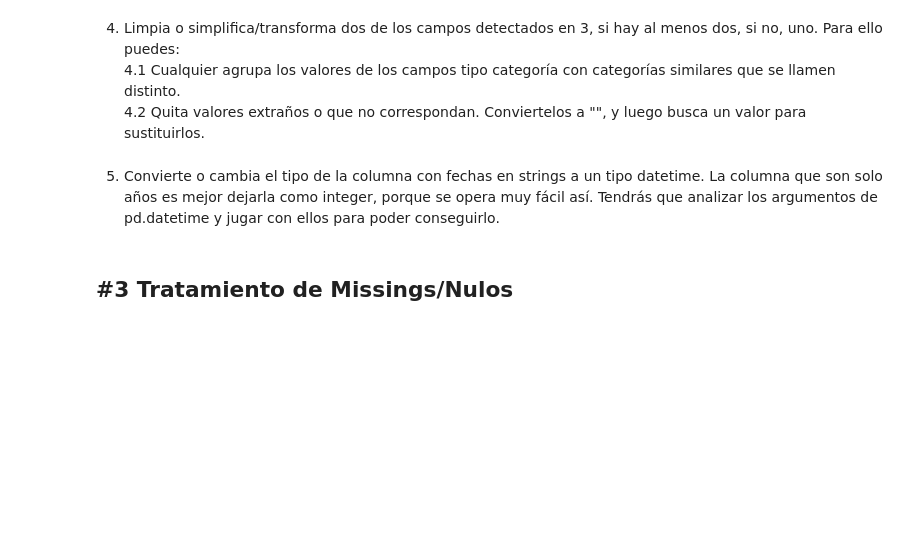
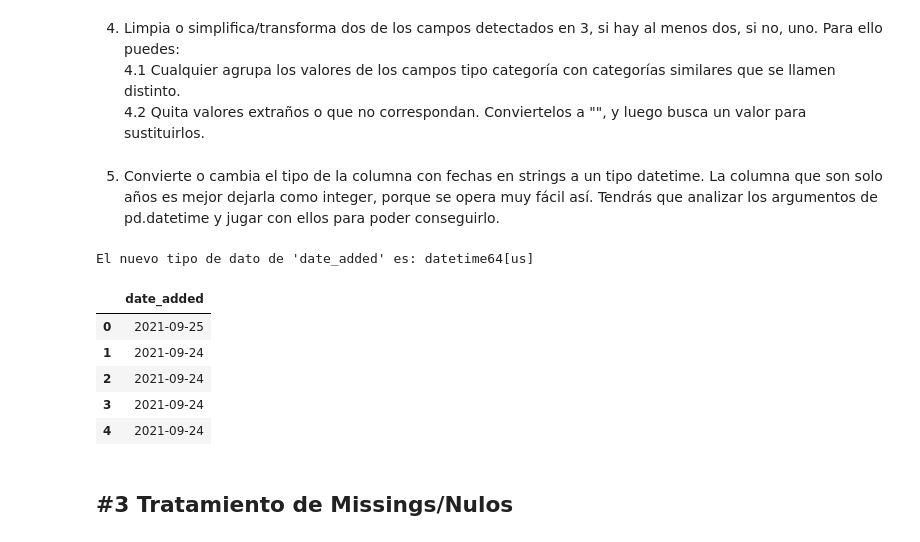
Before and after one commit to csanchosahun/DS-Online-Carlos-Sancho, a Jupyter notebook: 03_Data_Analysis/Sprint_05/Unidad_01_Introduccion_Procesos_ETL/03_Practica_Obligatoria/18_Practica_Obligatoria_ETL.ipynb, the cells around one changed output. Saved outputs shown, nothing was run; the diff lists cells and outputs as text; code cells hidden in the pictures; blank space fills up the shorter version.

```diff
--- a/03_Data_Analysis/Sprint_05/Unidad_01_Introduccion_Procesos_ETL/03_Practica_Obligatoria/18_Practica_Obligatoria_ETL.ipynb
+++ b/03_Data_Analysis/Sprint_05/Unidad_01_Introduccion_Procesos_ETL/03_Practica_Obligatoria/18_Practica_Obligatoria_ETL.ipynb
@@ -300,8 +325,39 @@ float64
 4. Limpia o simplifica/transforma dos de los campos detectados en 3, si hay al menos dos, si no, uno. Para ello puedes:
 4.1 Cualquier agrupa los valores de los campos tipo categoría con categorías similares que se llamen distinto.
 4.2 Quita valores extraños o que no correspondan. Conviertelos a "", y luego busca un valor para sustituirlos.
+# %%
+# 4.1 Agrupar países: nos quedamos solo con el primer país de la lista
+# El método .str.split(',') divide el texto por la coma
+# El método .str[0] se queda con el primer elemento de esa división
+df_peliculas['country'] = df_peliculas['country'].str.split(',').str[0]
+
+
+# 4.2 Quitar valores extraños en 'rating'
+# Identificamos valores que contienen 'min' o 'Season' (que son de duration, no de rating)
+valores_extraños = df_peliculas[df_peliculas['rating'].str.contains('min|Season', na=False, case=False)]['rating'].unique()
+
+# Los convertimos a cadena vacía
+df_peliculas['rating'] = df_peliculas['rating'].replace(valores_extraños, "")
+
+# Sustituimos los vacíos por un valor por defecto
+df_peliculas['rating'] = df_peliculas['rating'].replace("", "NR") # NR = Not Rated
 # %% [markdown]
 5. Convierte o cambia el tipo de la columna con fechas en strings a un tipo datetime. La columna que son solo años es mejor dejarla como integer, porque se opera muy fácil así. Tendrás que analizar los argumentos de pd.datetime y jugar con ellos para poder conseguirlo.
+# %%
+# El argumento 'errors=coerce': si alguna fecha está mal escrita, en lugar de dar error, pondrá un nulo (NaT).
+df_peliculas['date_added'] = pd.to_datetime(df_peliculas['date_added'], errors='coerce')
+
+# Verificamos el cambio
+print(f"El nuevo tipo de dato de 'date_added' es: {df_peliculas['date_added'].dtype}")
+df_peliculas[['date_added']].head()
+# %% [output]
+El nuevo tipo de dato de 'date_added' es: datetime64[us]
+|  | date_added |
+| 0 | 2021-09-25 |
+| 1 | 2021-09-24 |
+| 2 | 2021-09-24 |
+| 3 | 2021-09-24 |
+| 4 | 2021-09-24 |
 # %% [markdown]
 ## #3 Tratamiento de Missings/Nulos
 # %% [markdown]
```
Also changed, not shown: parts of 18 cells of this notebook.
